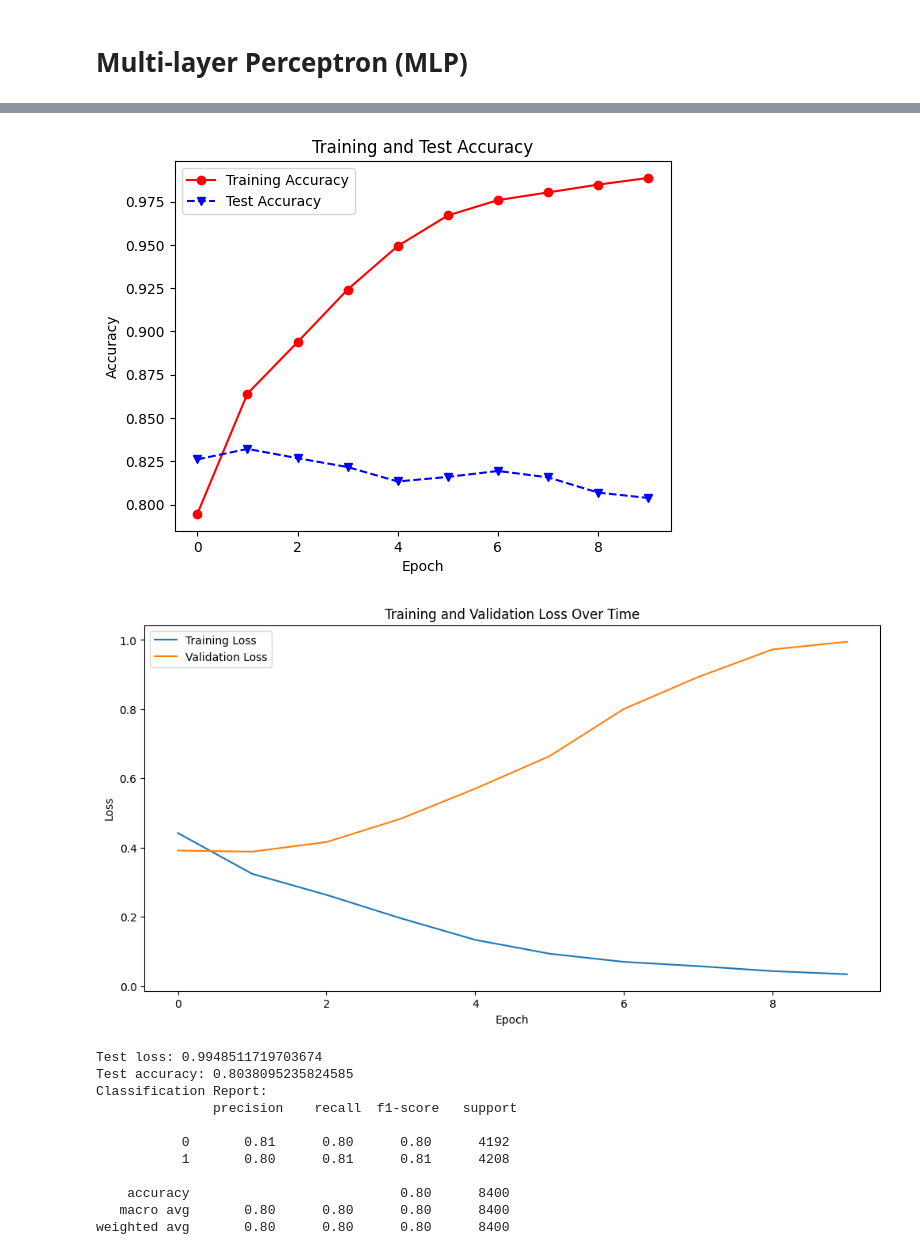
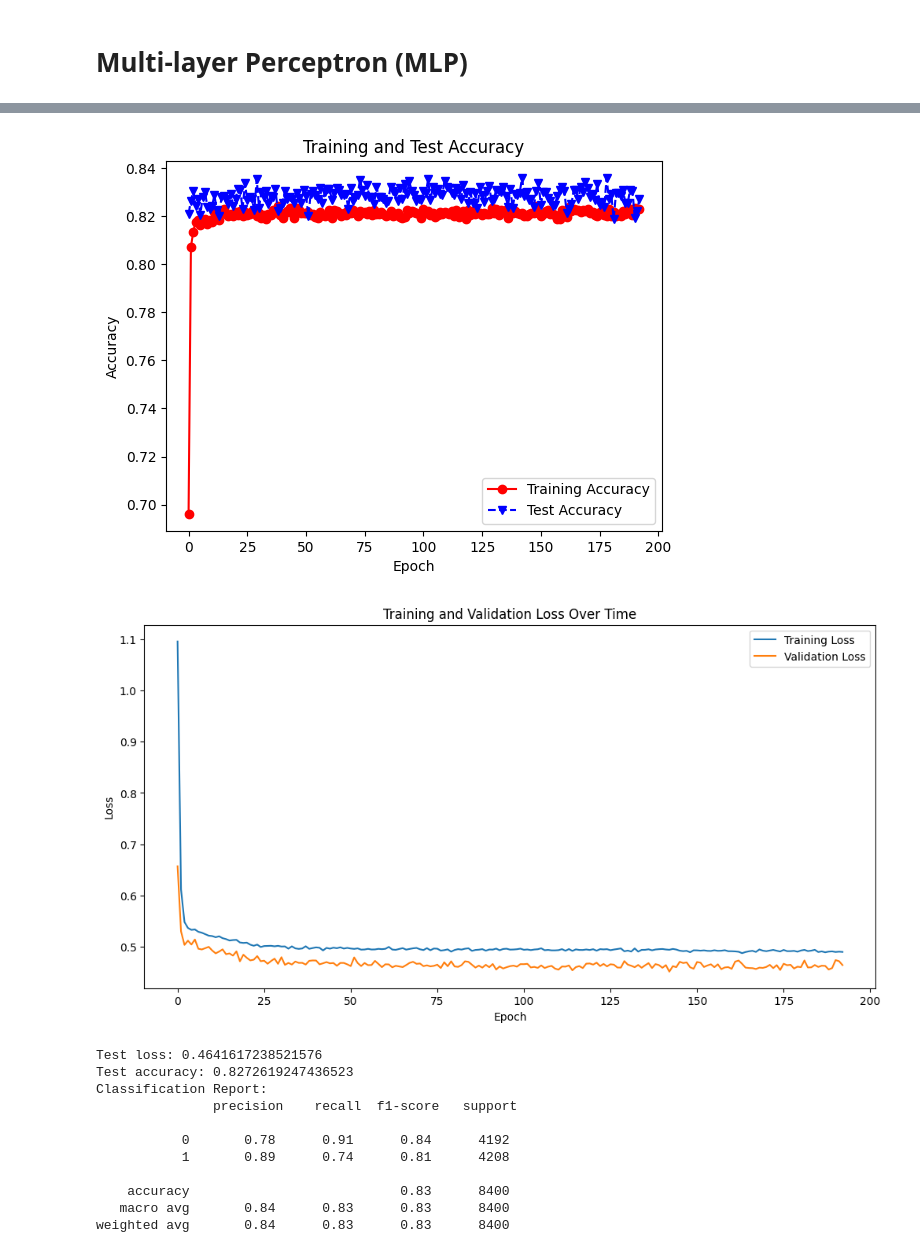
Before and after one commit to Devoalda/CSC3105_Project, a Jupyter notebook: Project.ipynb, the cells around one changed output, grey strips where cells are left out. Saved outputs shown, nothing was run; the diff lists cells and outputs as text; code cells hidden in the pictures.

Commit message:
mlp updates: 0.8272619247436523
mlp training block with seemingly no overfitting based on chart generated

```diff
--- a/Project.ipynb
+++ b/Project.ipynb
@@ -1040,9 +1040,15 @@ model.save('CNN.keras')
 # Multi-layer Perceptron (MLP)
 # %%
 from tensorflow.keras.models import Sequential
-from tensorflow.keras.layers import Dense
+from tensorflow.keras.layers import Dense, Dropout
+from tensorflow.keras.callbacks import EarlyStopping
 from sklearn.model_selection import train_test_split
 from sklearn.preprocessing import StandardScaler
+from tensorflow.keras.layers import BatchNormalization
+from tensorflow.keras import regularizers
+
+# Set random seed for reproducibility
+tf.random.set_seed(42)
 
 # Assuming data is your cleaned data and 'NLOS' is your target variable
 X = data.drop('NLOS', axis=1)
@@ -1056,31 +1062,34 @@ scaler = StandardScaler()
 X_train = scaler.fit_transform(X_train)
 X_test = scaler.transform(X_test)
 
-# Define the model
+# Define the model with batch normalization and weight regularization
 model = Sequential()
-model.add(Dense(64, input_dim=X_train.shape[1], activation='relu'))  # Input layer
-model.add(Dense(64, activation='relu'))  # Hidden layer
-model.add(Dense(1, activation='sigmoid'))  # Output layer
+model.add(Dense(32, input_dim=X_train.shape[1], activation='relu', kernel_regularizer=regularizers.l2(0.01)))
+model.add(BatchNormalization())
+model.add(Dropout(0.5))
+model.add(Dense(16, activation='relu', kernel_regularizer=regularizers.l2(0.01)))
+model.add(BatchNormalization())
+model.add(Dropout(0.5))
+model.add(Dense(1, activation='sigmoid'))
 
 # Compile the model
 model.compile(loss='binary_crossentropy', optimizer='adam', metrics=['accuracy'])
 
-# Train the model
-history = model.fit(X_train, y_train, epochs=10, validation_data=(X_test, y_test))
+# Define early stopping with a higher patience value
+early_stopping = EarlyStopping(monitor='val_loss', patience=50)
+
+# Train the model with increased epochs
+history = model.fit(X_train, y_train, epochs=300, batch_size=32, validation_data=(X_test, y_test), callbacks=[early_stopping])
 
 # Evaluate the model
 scores = model.evaluate(X_test, y_test, verbose=0)
 
-# Make predictions
+# Make predictions and generate classification report
 y_pred = model.predict(X_test)
-
-# Convert probabilities to class labels
 y_pred_classes = (y_pred > 0.5).astype("int32")
-
-# Generate classification report
 report = classification_report(y_test, y_pred_classes)
 
-# Plot the training and test accuracy
+# Plot training and test accuracy
 plt.plot(history.history['accuracy'], 'ro-', history.history['val_accuracy'], 'bv--')
 plt.title('Training and Test Accuracy')
 plt.xlabel('Epoch')
@@ -1088,7 +1097,7 @@ plt.ylabel('Accuracy')
 plt.legend(['Training Accuracy', 'Test Accuracy'])
 plt.show()
 
-# Plot the training and validation loss
+# Plot training and validation loss
 plt.figure(figsize=(12, 6))
 plt.plot(history.history['loss'], label='Training Loss')
 plt.plot(history.history['val_loss'], label='Validation Loss')
@@ -1123,13 +1132,13 @@ Epoch 10/10
-[figure, old version]
+[figure, new version]
-[figure, old version]
+[figure, new version]
-Test loss: 0.9948511719703674
-Test accuracy: 0.8038095235824585
+Test loss: 0.4641617238521576
+Test accuracy: 0.8272619247436523
 Classification Report:
                precision    recall  f1-score   support
 
-           0       0.81      0.80      0.80      4192
-           1       0.80      0.81      0.81      4208
+           0       0.78      0.91      0.84      4192
+           1       0.89      0.74      0.81      4208
 
-    accuracy                           0.80      8400
-   macro avg       0.80      0.80      0.80      8400
-weighted avg       0.80      0.80      0.80      8400
+    accuracy                           0.83      8400
+   macro avg       0.84      0.83      0.83      8400
+weighted avg       0.84      0.83      0.83      8400
```
Also changed, not shown: parts of 1 cell of this notebook.
